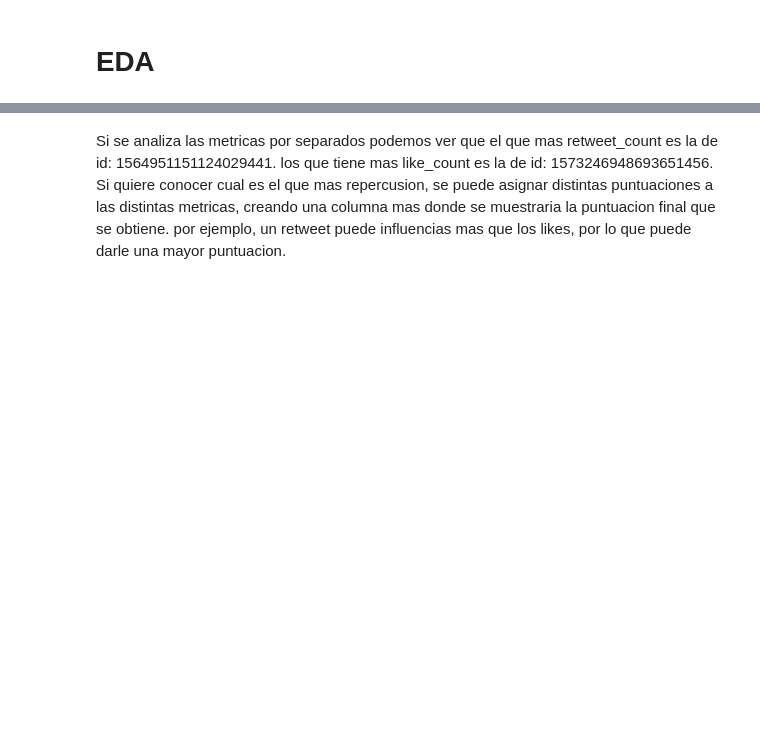
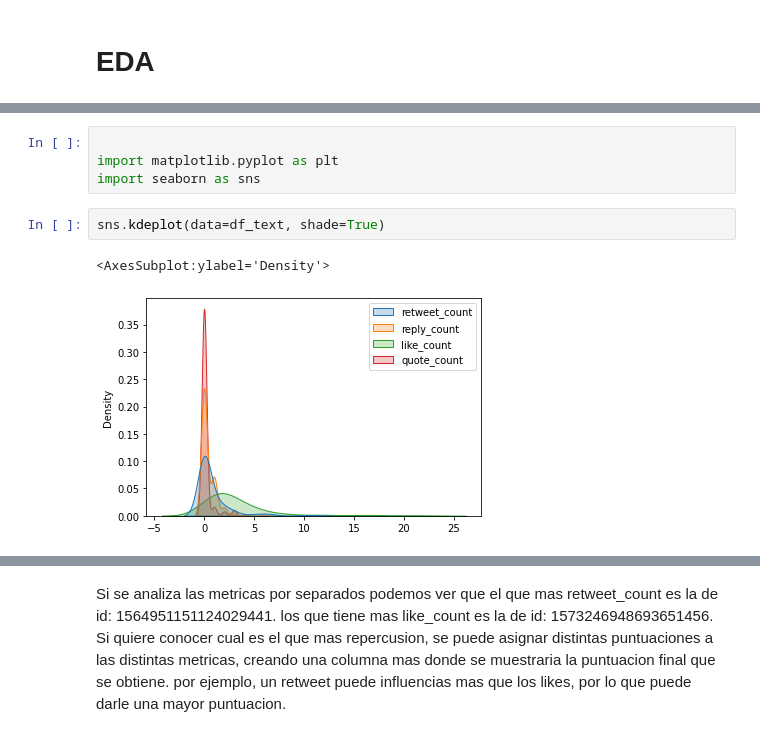
Before and after one commit to xyaimao/Prueba_Tecnica, a Jupyter notebook: trabajo1.ipynb, the cells around one changed output, grey strips where cells are left out. Saved outputs shown, nothing was run; the diff lists cells and outputs as text; blank space fills up the shorter version.

```diff
--- a/trabajo1.ipynb
+++ b/trabajo1.ipynb
@@ -271,0 +289,9 @@ df_text[df_text['quote_count']==df_text['quote_count'].max()]
+# %%
+
+import matplotlib.pyplot as plt
+import seaborn as sns
+# %%
+sns.kdeplot(data=df_text, shade=True)
+# %% [output]
+<AxesSubplot:ylabel='Density'>
+[figure, added]
```
Also changed, not shown: parts of 15 cells of this notebook, 1 other file.
